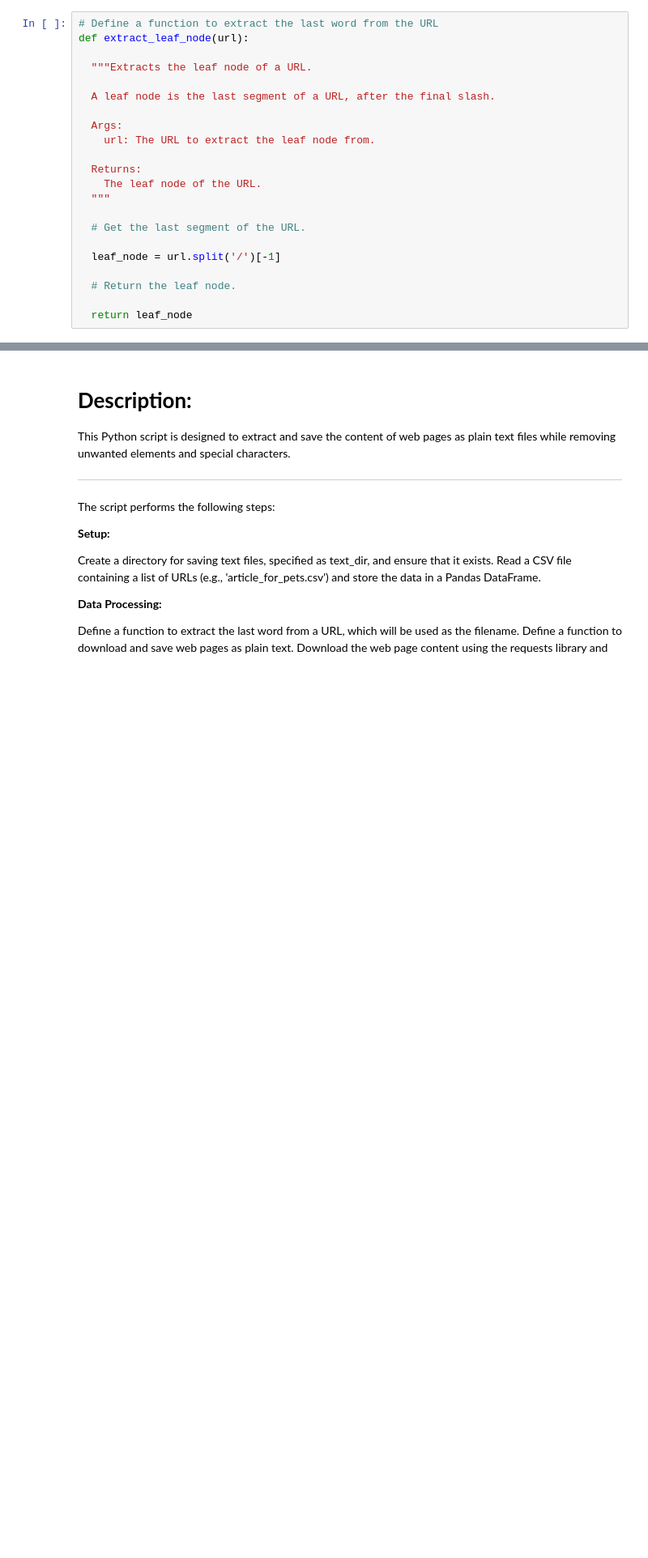
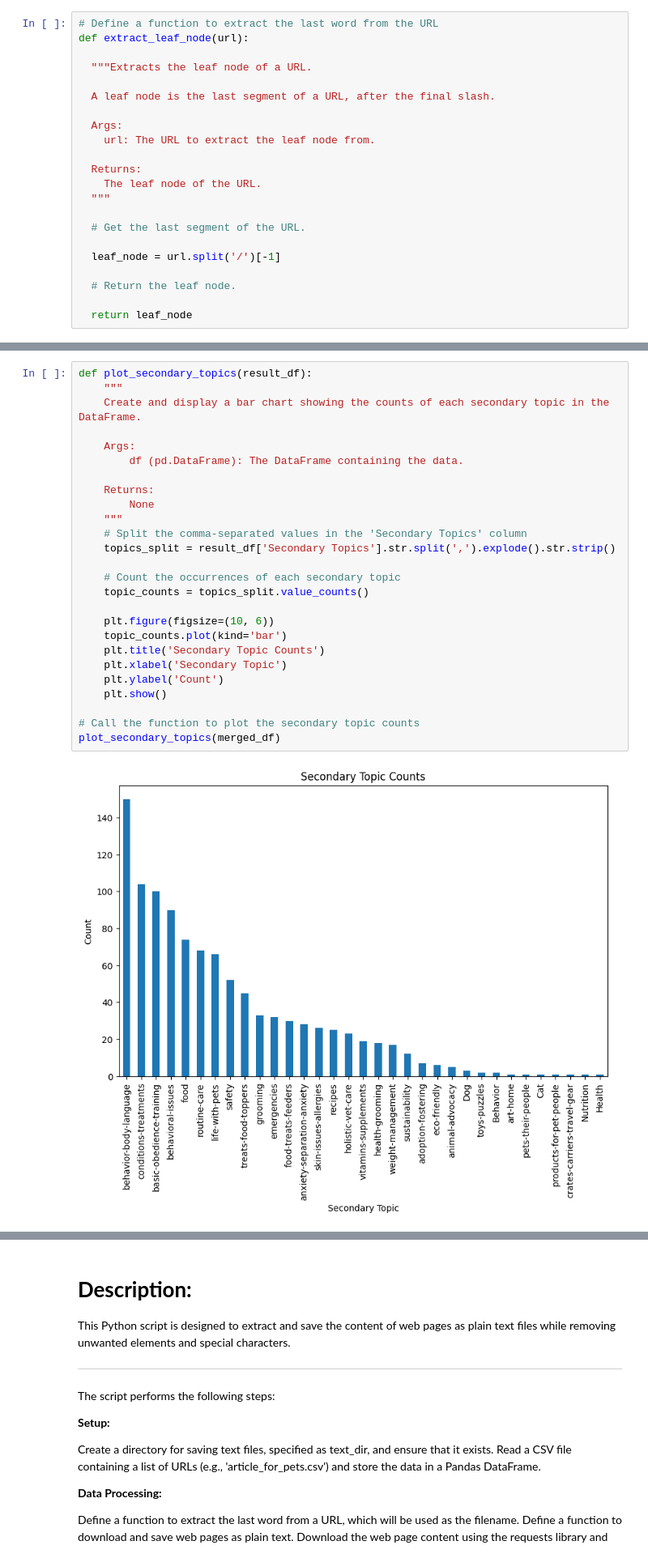
Before and after one commit to SrijitaThakur/downloadpdf, a Jupyter notebook: downloadpdf_and_graph.ipynb, the cells around one changed output, grey strips where cells are left out. Shown: that part at 81% size. Cells and saved outputs as stored; diff of their text form; blank space fills up the shorter version.

```diff
--- a/downloadpdf_and_graph.ipynb
+++ b/downloadpdf_and_graph.ipynb
@@ -106,0 +263,28 @@ plt.show()
+# %%
+def plot_secondary_topics(result_df):
+    """
+    Create and display a bar chart showing the counts of each secondary topic in the DataFrame.
+
+    Args:
+        df (pd.DataFrame): The DataFrame containing the data.
+
+    Returns:
+        None
+    """
+    # Split the comma-separated values in the 'Secondary Topics' column
+    topics_split = result_df['Secondary Topics'].str.split(',').explode().str.strip()
+
+    # Count the occurrences of each secondary topic
+    topic_counts = topics_split.value_counts()
+
+    plt.figure(figsize=(10, 6))
+    topic_counts.plot(kind='bar')
+    plt.title('Secondary Topic Counts')
+    plt.xlabel('Secondary Topic')
+    plt.ylabel('Count')
+    plt.show()
+
+# Call the function to plot the secondary topic counts
+plot_secondary_topics(merged_df)
+# %% [output]
+[figure, added]
```
Also changed, not shown: parts of 34 cells of this notebook.
